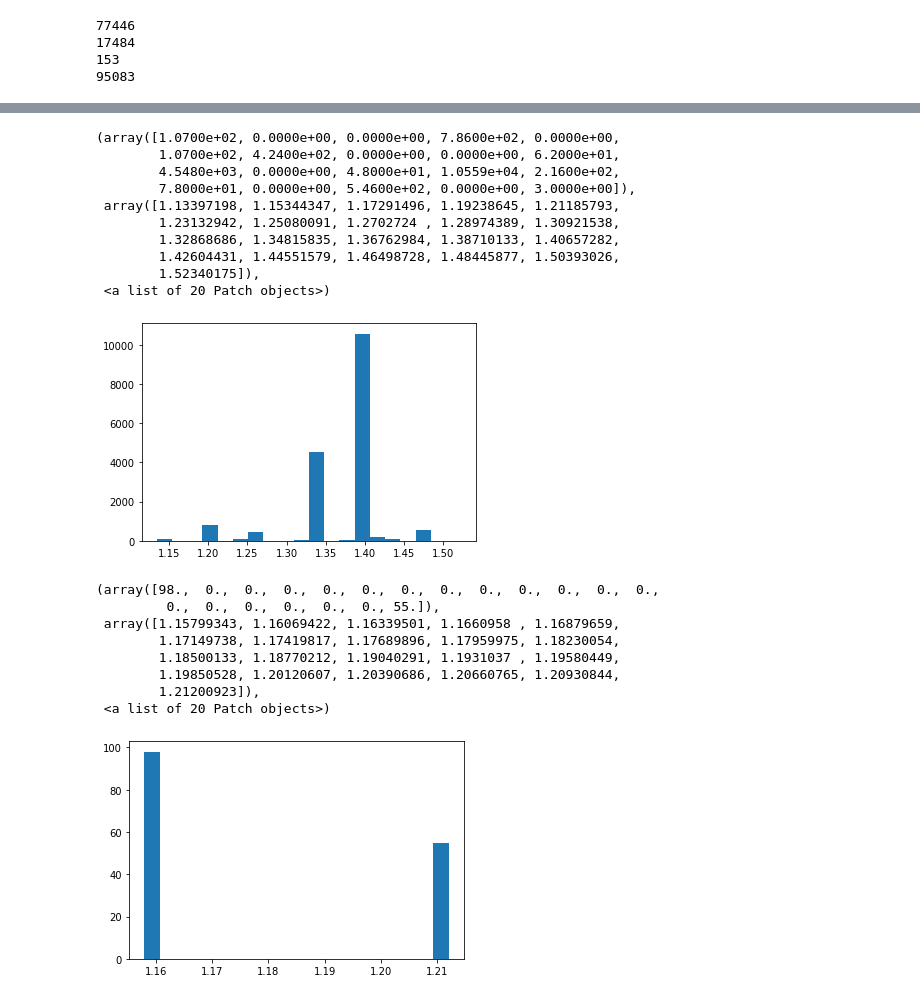
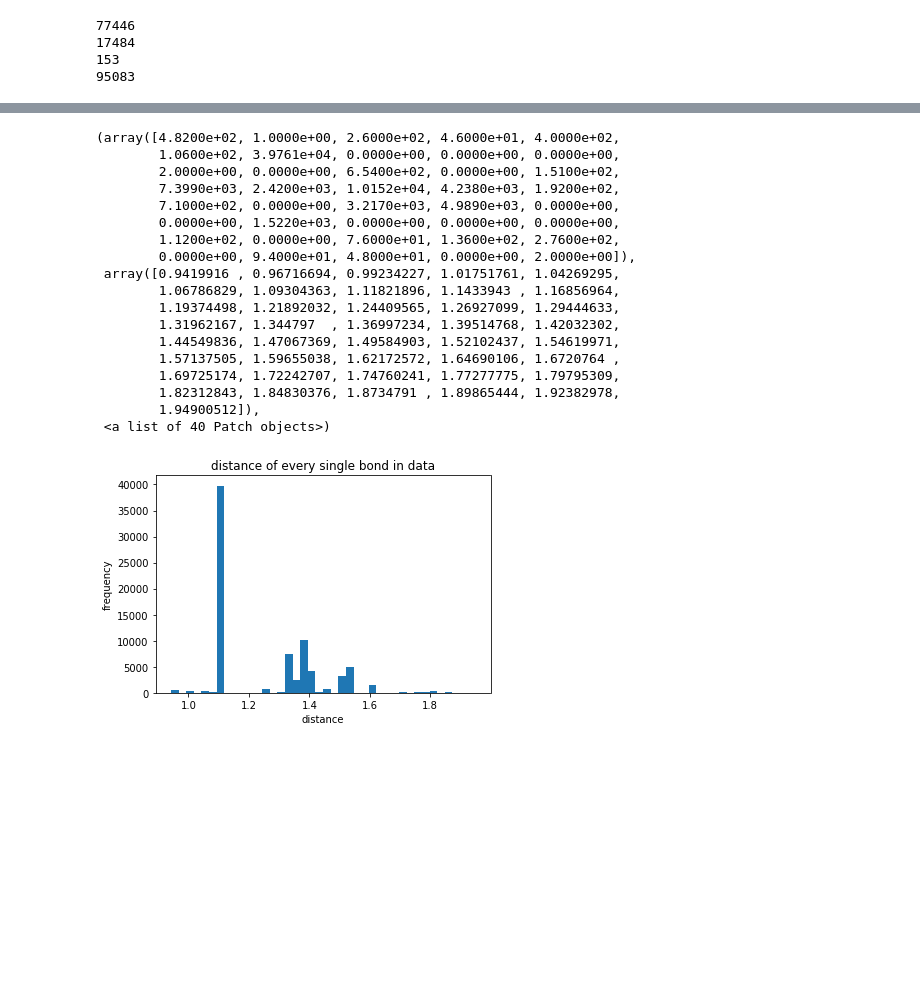
Before and after one commit to jli615/chem, a Jupyter notebook: create_bond_length_histogram.ipynb, the cells around one changed output, grey strips where cells are left out. Saved outputs shown, nothing was run; the diff lists cells and outputs as text; code cells hidden in the pictures; blank space fills up the shorter version.

```diff
--- a/create_bond_length_histogram.ipynb
+++ b/create_bond_length_histogram.ipynb
@@ -472,26 +458,25 @@ plt.hist(single_bonds, bins = 20)
-# %%
-plt.hist(double_bonds, bins = 20)
-# %% [output]
-(array([1.0700e+02, 0.0000e+00, 0.0000e+00, 7.8600e+02, 0.0000e+00,
-        1.0700e+02, 4.2400e+02, 0.0000e+00, 0.0000e+00, 6.2000e+01,
-        4.5480e+03, 0.0000e+00, 4.8000e+01, 1.0559e+04, 2.1600e+02,
-        7.8000e+01, 0.0000e+00, 5.4600e+02, 0.0000e+00, 3.0000e+00]),
- array([1.13397198, 1.15344347, 1.17291496, 1.19238645, 1.21185793,
-        1.23132942, 1.25080091, 1.2702724 , 1.28974389, 1.30921538,
-        1.32868686, 1.34815835, 1.36762984, 1.38710133, 1.40657282,
-        1.42604431, 1.44551579, 1.46498728, 1.48445877, 1.50393026,
-        1.52340175]),
- <a list of 20 Patch objects>)
-[figure, removed]
-# %%
-plt.hist(triple_bonds, bins = 20)
-# %% [output]
-(array([98.,  0.,  0.,  0.,  0.,  0.,  0.,  0.,  0.,  0.,  0.,  0.,  0.,
-         0.,  0.,  0.,  0.,  0.,  0., 55.]),
- array([1.15799343, 1.16069422, 1.16339501, 1.1660958 , 1.16879659,
-        1.17149738, 1.17419817, 1.17689896, 1.17959975, 1.18230054,
-        1.18500133, 1.18770212, 1.19040291, 1.1931037 , 1.19580449,
-        1.19850528, 1.20120607, 1.20390686, 1.20660765, 1.20930844,
-        1.21200923]),
- <a list of 20 Patch objects>)
-[figure, removed]
+# %%
+plt.title('distance of every single bond in data')
+plt.xlabel('distance')
+plt.ylabel('frequency')
+plt.hist(single_bonds, bins = 40)
+# %% [output]
+(array([4.8200e+02, 1.0000e+00, 2.6000e+02, 4.6000e+01, 4.0000e+02,
+        1.0600e+02, 3.9761e+04, 0.0000e+00, 0.0000e+00, 0.0000e+00,
+        2.0000e+00, 0.0000e+00, 6.5400e+02, 0.0000e+00, 1.5100e+02,
+        7.3990e+03, 2.4200e+03, 1.0152e+04, 4.2380e+03, 1.9200e+02,
+        7.1000e+02, 0.0000e+00, 3.2170e+03, 4.9890e+03, 0.0000e+00,
+        0.0000e+00, 1.5220e+03, 0.0000e+00, 0.0000e+00, 0.0000e+00,
+        1.1200e+02, 0.0000e+00, 7.6000e+01, 1.3600e+02, 2.7600e+02,
+        0.0000e+00, 9.4000e+01, 4.8000e+01, 0.0000e+00, 2.0000e+00]),
+ array([0.9419916 , 0.96716694, 0.99234227, 1.01751761, 1.04269295,
+        1.06786829, 1.09304363, 1.11821896, 1.1433943 , 1.16856964,
+        1.19374498, 1.21892032, 1.24409565, 1.26927099, 1.29444633,
+        1.31962167, 1.344797  , 1.36997234, 1.39514768, 1.42032302,
+        1.44549836, 1.47067369, 1.49584903, 1.52102437, 1.54619971,
+        1.57137505, 1.59655038, 1.62172572, 1.64690106, 1.6720764 ,
+        1.69725174, 1.72242707, 1.74760241, 1.77277775, 1.79795309,
+        1.82312843, 1.84830376, 1.8734791 , 1.89865444, 1.92382978,
+        1.94900512]),
+ <a list of 40 Patch objects>)
+[figure, added]
```
Also changed, not shown: parts of 4 cells of this notebook, 2 other files.
